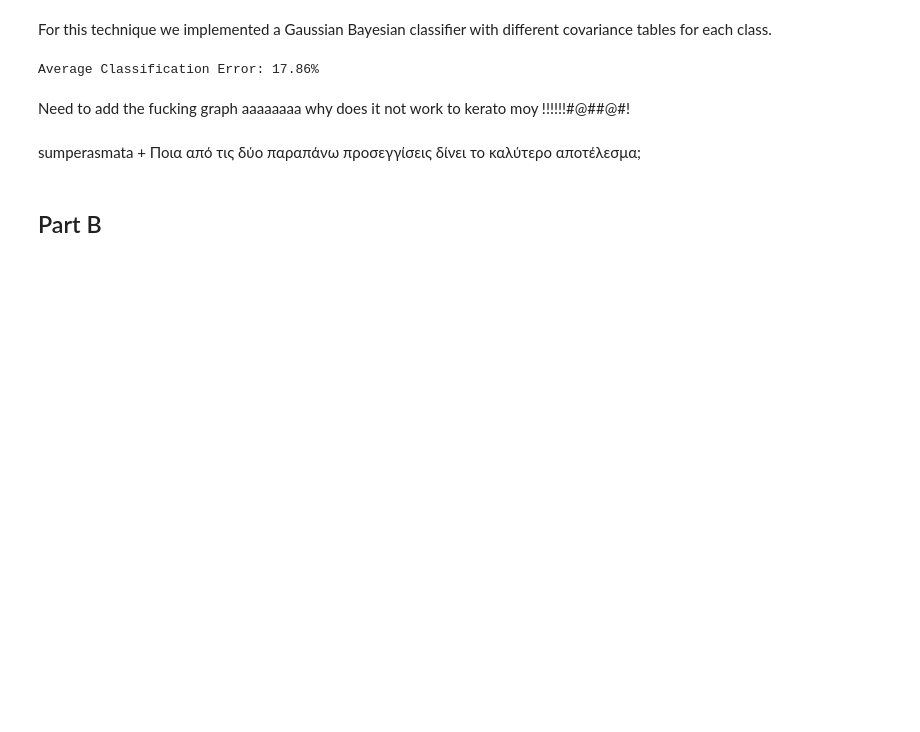
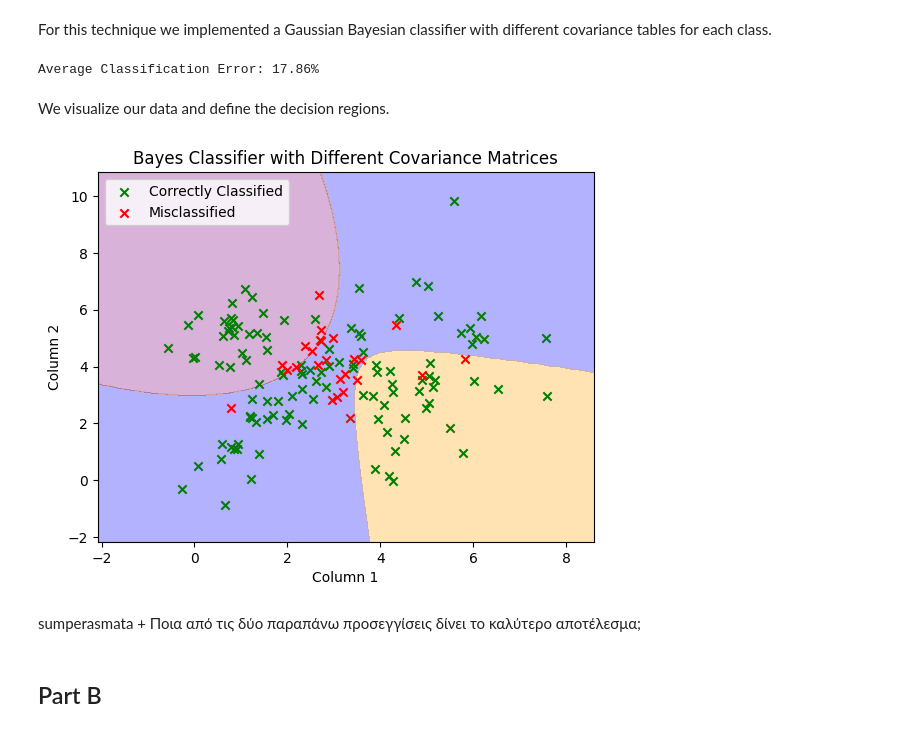
Before and after one commit to Elemxm/Pattern-Recognition, a Jupyter notebook: Team28-AC.ipynb, the cells around one changed output. Cells and saved outputs as stored; diff of their text form; code cells hidden in the pictures; blank space fills up the shorter version.

Commit message:
managed to add the final graph!!

```diff
--- a/Team28-AC.ipynb
+++ b/Team28-AC.ipynb
@@ -135,13 +135,13 @@ def fit_bayes_different_covariance(X, y):
 def predict_bayes_different_covariance(X, class_means, class_covariances, class_priors, y_true):
     predictions = []
     misclassified_indices = []
-    for i, x in enumerate(X):
+    for x, true_label in zip(X, y_true):
         likelihoods = [multivariate_normal.pdf(x, mean=mean, cov=covariance) for mean, covariance in zip(class_means, class_covariances)]
         posteriors = [likelihood * prior for likelihood, prior in zip(likelihoods, class_priors)]
         predicted_class = np.argmax(posteriors) + 1
         predictions.append(predicted_class)
-        if predicted_class != y_true[i]:
-            misclassified_indices.append(i)
+        if predicted_class != true_label:
+            misclassified_indices.append(true_label)
 
     return np.array(predictions), misclassified_indices
 # %%
@@ -156,8 +156,49 @@ classification_error = np.mean(y_test != y_pred_diff_covariance)
 print(f'Average Classification Error: {classification_error:.2%}')
 # %% [output]
 Average Classification Error: 17.86%
-# %% [markdown]
-Need to add the fucking graph aaaaaaaa why does it not work to kerato moy !!!!!!#@##@#!
+# %% [markdown]
+We visualize our data and define the decision regions.
+# %%
+# Make predictions on a grid of points
+Z = np.zeros(xx.shape)  # Initialize Z with zeros
+
+# Loop through each point in the grid
+for i in range(xx.shape[0]):
+    for j in range(xx.shape[1]):
+        # Extract the coordinates of the current point
+        point = np.array([xx[i, j], yy[i, j]])
+
+        # Make a prediction for the current point using the Naive Bayes classifier
+        prediction, _ = predict_bayes_different_covariance(point.reshape(1, -1), class_means_diff_covariance, class_covariances_diff, class_priors_diff, y_test)
+
+        # Directly assign the predicted class to the corresponding position in Z
+        Z[i, j] = prediction[0]
+
+# Plot decision boundaries with different colors for each class
+plt.contourf(xx, yy, Z, alpha=0.3, levels=[0, 1, 2, 3], colors=['blue', 'orange', 'purple'])
+
+# Scatter plot for correctly and misclassified points
+correctly_classified = X_test[y_test == y_pred_diff_covariance]
+misclassified = X_test[y_test != y_pred_diff_covariance]
+
+# Plot correctly classified points in green
+plt.scatter(correctly_classified[:, 0], correctly_classified[:, 1], c='green', marker='x', label='Correctly Classified')
+
+# Plot misclassified points in red
+plt.scatter(misclassified[:, 0], misclassified[:, 1], c='red', marker='x', label='Misclassified')
+
+# Set labels and title for the plot
+plt.xlabel('Column 1')
+plt.ylabel('Column 2')
+plt.title('Bayes Classifier with Different Covariance Matrices')
+
+# Display legend for the plot
+plt.legend()
+
+# Show the plot
+plt.show()
+# %% [output]
+[figure, added]
 # %% [markdown]
 sumperasmata +  Ποια από τις δύο παραπάνω προσεγγίσεις δίνει το καλύτερο αποτέλεσμα;
 # %% [markdown]
```
